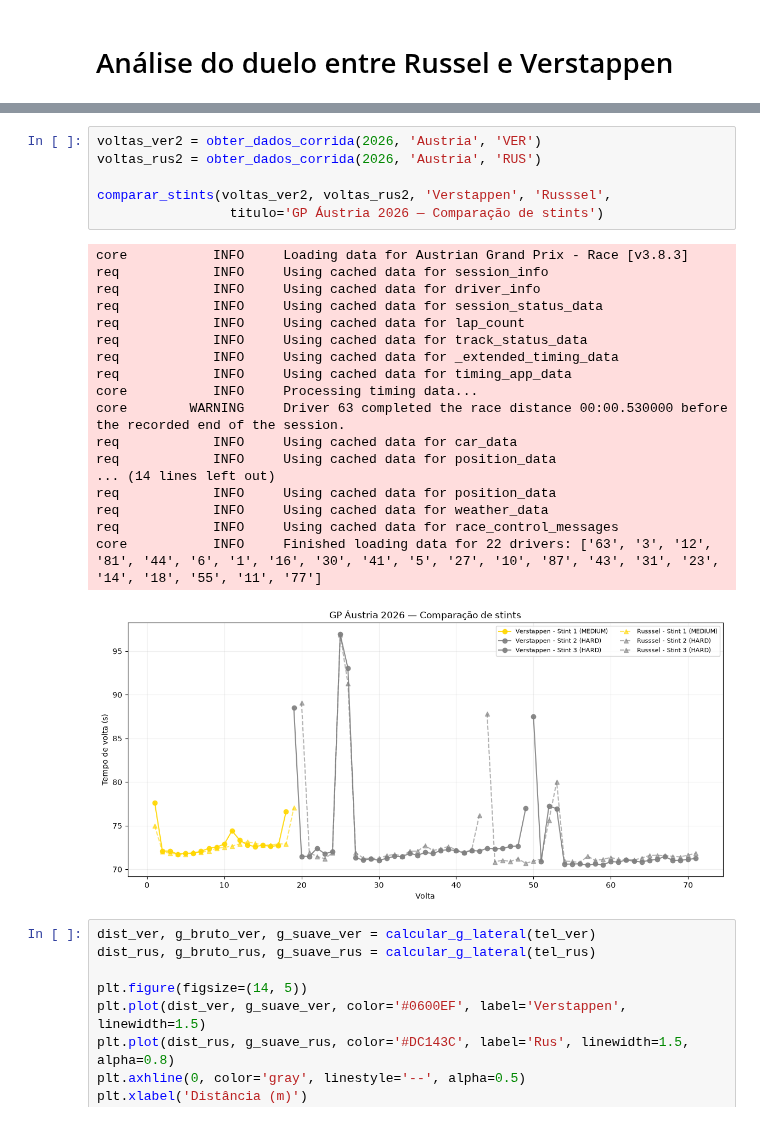
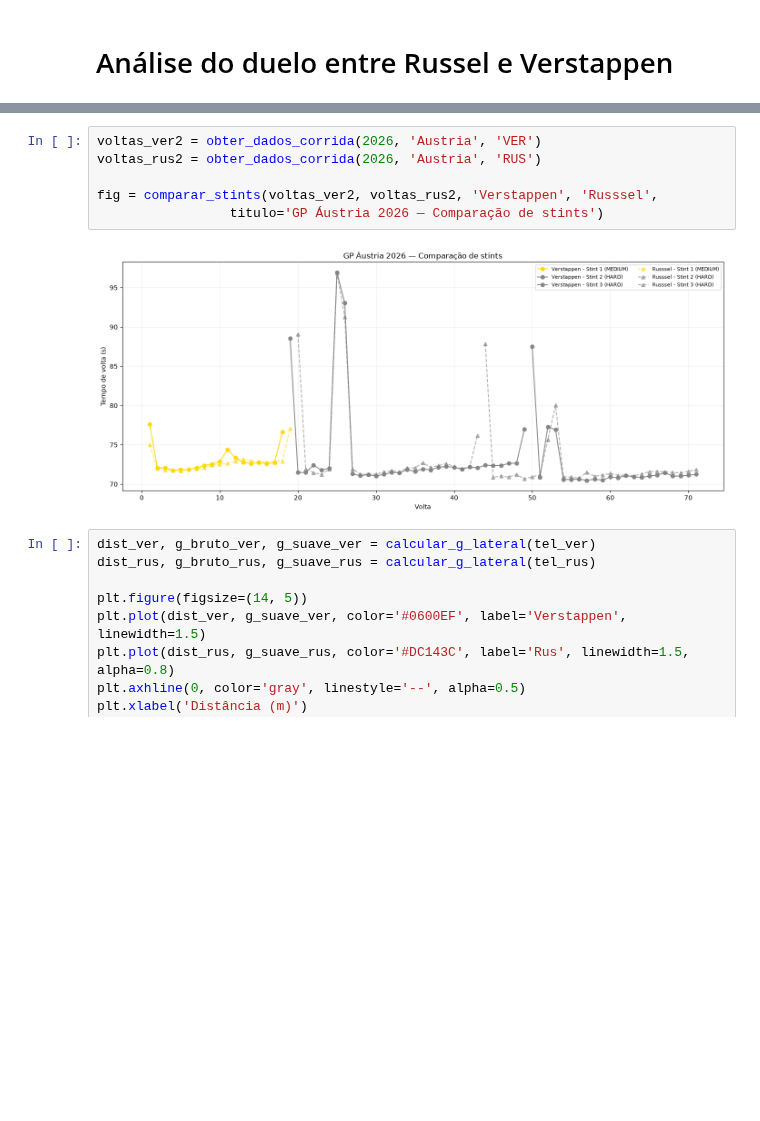
Before and after one commit to Mazzoni-mat-ap/telemetria-f1, a Jupyter notebook: notebooks/GP-AUSTRIA26.ipynb, the cells around one changed output, grey strips where cells are left out. Drawn from its saved outputs; the diff is of its cells as text; blank space fills up the shorter version.

```diff
--- a/notebooks/GP-AUSTRIA26.ipynb
+++ b/notebooks/GP-AUSTRIA26.ipynb
@@ -108,28 +64,11 @@ comparar_mapas_velocidade(tel_ver, tel_rus, 'Verstappen', 'Russsel',
 # %%
 voltas_ver2 = obter_dados_corrida(2026, 'Austria', 'VER')
 voltas_rus2 = obter_dados_corrida(2026, 'Austria', 'RUS')
 
-comparar_stints(voltas_ver2, voltas_rus2, 'Verstappen', 'Russsel',
+fig = comparar_stints(voltas_ver2, voltas_rus2, 'Verstappen', 'Russsel',
                  titulo='GP Áustria 2026 — Comparação de stints')
 # %% [output]
-core           INFO     Loading data for Austrian Grand Prix - Race [v3.8.3]
-req            INFO     Using cached data for session_info
-req            INFO     Using cached data for driver_info
-req            INFO     Using cached data for session_status_data
-req            INFO     Using cached data for lap_count
-req            INFO     Using cached data for track_status_data
-req            INFO     Using cached data for _extended_timing_data
-req            INFO     Using cached data for timing_app_data
-core           INFO     Processing timing data...
-core        WARNING     Driver 63 completed the race distance 00:00.530000 before the recorded end of the session.
-req            INFO     Using cached data for car_data
-req            INFO     Using cached data for position_data
-... (14 lines left out)
-req            INFO     Using cached data for position_data
-req            INFO     Using cached data for weather_data
-req            INFO     Using cached data for race_control_messages
-core           INFO     Finished loading data for 22 drivers: ['63', '3', '12', '81', '44', '6', '1', '16', '30', '41', '5', '27', '10', '87', '43', '31', '23', '14', '18', '55', '11', '77']
-[figure, old version]
+[figure, new version]
 # %%
 dist_ver, g_bruto_ver, g_suave_ver = calcular_g_lateral(tel_ver)
 dist_rus, g_bruto_rus, g_suave_rus = calcular_g_lateral(tel_rus)
```
Also changed, not shown: parts of 7 cells of this notebook, 6 other files.
